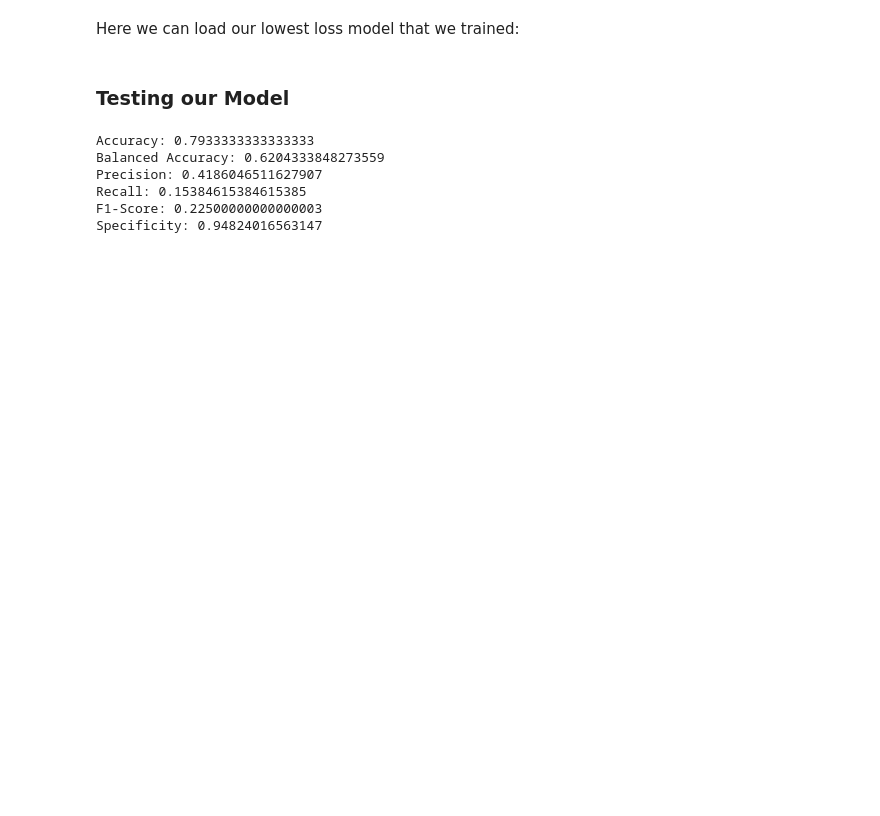
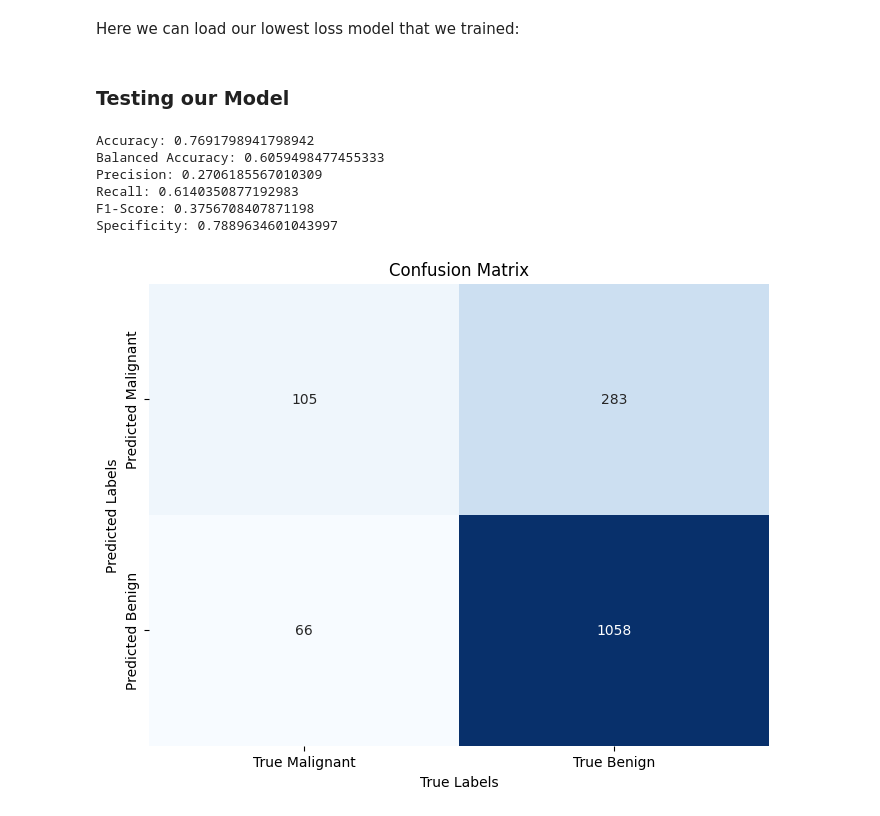
Before and after one commit to Jaco-bB-rown/ECE_284_MHD, a Jupyter notebook: ResNet_Classification.ipynb, the cells around one changed output. Drawn from its saved outputs; the diff is of its cells as text; code cells hidden in the pictures; blank space fills up the shorter version.

Commit message:
Result Generation implemented

```diff
--- a/ResNet_Classification.ipynb
+++ b/ResNet_Classification.ipynb
@@ -32,11 +33,16 @@ Using cuda device
 #constants:
 batch_size = 64
 data_aug_type = "1" #what data augmentation schema to train on
-dataset = "Dataset_2018"
+dataset = "Dataset_2017"
+test_dataset = "Dataset_2017"
 if data_aug_type == "5":
     dataset = dataset+"_ph2"
+    test_dataset = test_dataset+"_ph2"
+    data_aug_type_temp = data_aug_type
 elif data_aug_type == "6":
     data_aug_type_temp = "2"
+elif data_aug_type == "7":
+    data_aug_type_temp = "1"
 else:
     data_aug_type_temp = data_aug_type
 
@@ -46,7 +52,7 @@ transforms = dataTransforms(data_aug_type,size=size,mask=False)
 
 Train_Dataset      = ISICClassImageDataset(dataset,"Training",data_aug_type=data_aug_type_temp,size=size,bb_data_type=data_aug_type_temp)#, target_transform=Lambda(lambda y: torch.zeros( 2, dtype=torch.float).scatter_(dim=0, index=torch.tensor(y,dtype=torch.int64), value=1)),size=size)
 Validation_Dataset = ISICClassImageDataset(dataset,"Validation",data_aug_type="1", size=size,bb_data_type=data_aug_type_temp)
-Test_Dataset       = ISICClassImageDataset("Dataset_2017","Test",data_aug_type="1", size=size,bb_data_type=data_aug_type_temp)
+Test_Dataset       = ISICClassImageDataset(test_dataset,"Test",data_aug_type="1", size=size,bb_data_type=data_aug_type_temp)
 
 data_loader_params = {
     'batch_size': batch_size,  # Batch size for data loading
@@ -58,4 +64,4 @@ data_loader_params = {
 train_dataloader      = DataLoader(Train_Dataset, **data_loader_params, shuffle=True)
 validation_dataloader = DataLoader(Validation_Dataset, **data_loader_params, shuffle=True)
 test_dataloader       = DataLoader(Test_Dataset, **data_loader_params, shuffle=False,in_order=True)
-print(len(train_dataloader))
+#print(len(train_dataloader))
@@ -126,10 +130,12 @@ def train_one_epoch(model, training_loader, epoch_index, loss_fn, tb_writer, opt
 ResNet_model_train = False
 fine_tune = False
 loss_weight = 0.5
+
 if dataset == "Dataset_2018":
-    ResNet_model_path = 'Trained_Models\\ResNet152_Best_{}_{}'.format(7,loss_weight)
+    ResNet_model_name = 'ResNet152_{}_{}'.format(7,loss_weight)
 else:
-    ResNet_model_path = 'Trained_Models\\ResNet152_Best_{}_{}'.format(data_aug_type,loss_weight)
+    ResNet_model_name = 'ResNet152_{}_{}'.format(data_aug_type,loss_weight)
+ResNet_model_path = os.path.join('Trained_Models',ResNet_model_name)
 lr = 0.0001
 EPOCHS = 100
 ResNet_model = resnet152(weights=weights, progress=False)
@@ -139,4 +145,5 @@ optimizer = torch.optim.SGD(ResNet_model.parameters(), lr=lr,weight_decay=0.0000
 scaler = torch.amp.GradScaler("cuda")
 lr_scheduler = torch.optim.lr_scheduler.OneCycleLR(optimizer, max_lr=0.01, total_steps=EPOCHS*len(train_dataloader))
 print(ResNet_model_path)
+#print(ResNet_model)
 # %% [output]
@@ -263,20 +270,42 @@ with torch.no_grad():
         total_malig  += torch.sum(preds == 1.0).item()
         total_benign += torch.sum(preds == 0.0).item()
     acc = (num_correct / num_samples)
-precision = true_malig/(true_malig+false_malig)
-recall = true_malig/(true_malig+false_benign)
-f1 = (2*precision*recall)/(precision+recall)
-specificity = true_benign/(true_benign+false_malig)
-print('Accuracy:', acc)
-print('Balanced Accuracy:', 0.5*((true_malig/total_malig)+(true_benign/total_benign)))
-print('Precision:', precision)
-print('Recall:', recall)
-print('F1-Score:', f1)
-print('Specificity:', specificity)
-# %% [output]
-Accuracy: 0.7933333333333333
-Balanced Accuracy: 0.6204333848273559
-Precision: 0.4186046511627907
-Recall: 0.15384615384615385
-F1-Score: 0.22500000000000003
-Specificity: 0.94824016563147
+# %%
+import seaborn as sns
+import matplotlib.pyplot as plt
+import pandas as pd
+bal_acc = 0.5*((true_malig/total_malig)+(true_benign/total_benign))
+precision = true_malig/(true_malig+false_malig)
+recall = true_malig/(true_malig+false_benign)
+f1 = (2*precision*recall)/(precision+recall)
+specificity = true_benign/(true_benign+false_malig)
+print('Accuracy:', acc)
+print('Balanced Accuracy:', bal_acc)
+print('Precision:', precision)
+print('Recall:', recall)
+print('F1-Score:', f1)
+print('Specificity:', specificity)
+confusion_matrix = [[int(true_malig),int(false_malig)],[int(false_benign),int(true_benign)]]
+
+plt.figure(figsize=(8, 6))
+sns.heatmap(confusion_matrix, annot=True, fmt='d', cmap='Blues', cbar=False,
+            yticklabels=['Predicted Malignant', 'Predicted Benign'],
+            xticklabels=['True Malignant', 'True Benign'])
+plt.ylabel('Predicted Labels')
+plt.xlabel('True Labels')
+plt.title('Confusion Matrix')
+plt.savefig(os.path.join('Results','{}_on_{}.png'.format(ResNet_model_name,test_dataset)), bbox_inches='tight')
+plt.show()
+#generate a results csv
+row = pd.DataFrame({'Model':[ResNet_model_name],'Test Dataset':[test_dataset],'Accuracy':[acc],'Balanced Accuracy':[bal_acc],'Pecision':[precision],'Recall':[recall],'F1':[f1],'Specificity':[specificity]})
+metrics = pd.read_csv(os.path.join('Results','classification_metrics.csv'))
+metrics = pd.concat((metrics,row),ignore_index=True)
+metrics.to_csv(os.path.join('Results','classification_metrics.csv'),index=False)
+# %% [output]
+Accuracy: 0.7691798941798942
+Balanced Accuracy: 0.6059498477455333
+Precision: 0.2706185567010309
+Recall: 0.6140350877192983
+F1-Score: 0.3756708407871198
+Specificity: 0.7889634601043997
+[figure, added]
```
Also changed, not shown: parts of 4 cells of this notebook, 26 other files.
